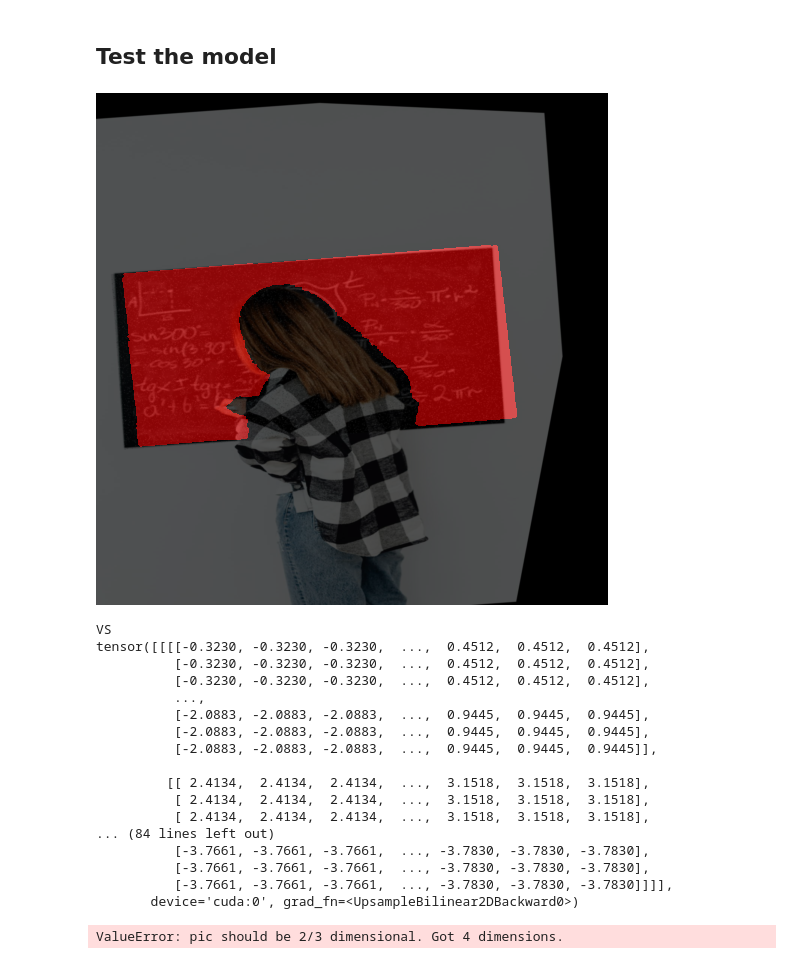
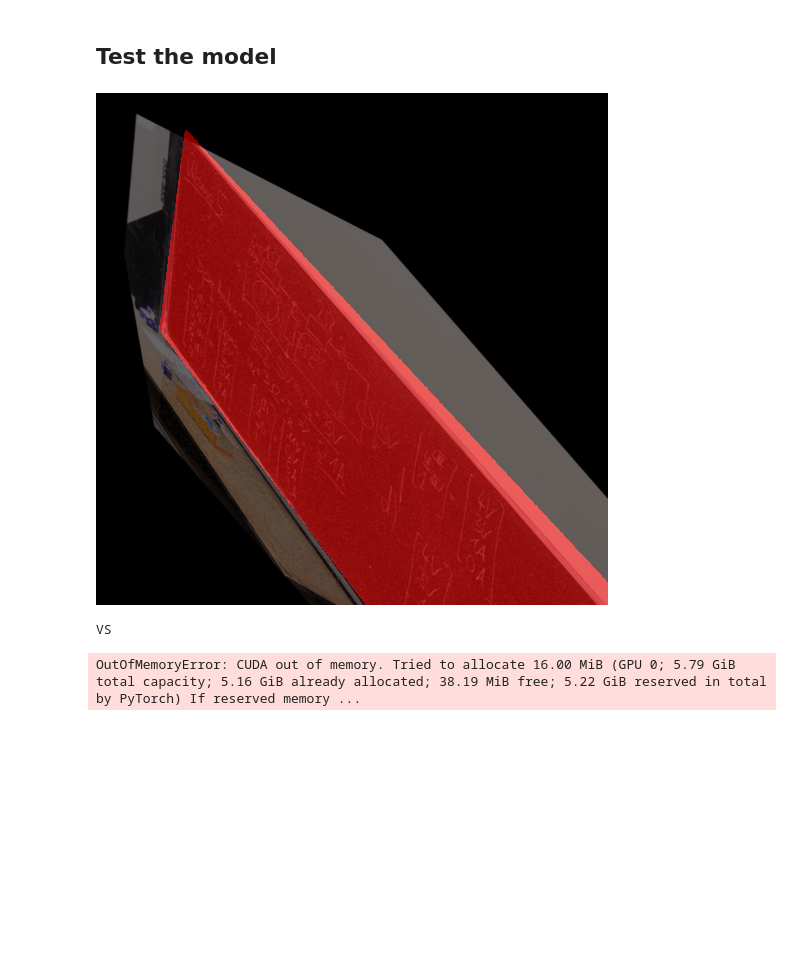
Before and after one commit to AlmTechSoftware/piper, a Jupyter notebook: training_data/research/feynman_2.ipynb, the cells around one changed output. Cells and saved outputs as stored; diff of their text form; code cells hidden in the pictures; blank space fills up the shorter version.

```diff
--- a/training_data/research/feynman_2.ipynb
+++ b/training_data/research/feynman_2.ipynb
@@ -333,40 +333,23 @@ model = torch.load("models/feynman.pth")
 # %%
 device_type = "cuda" if torch.cuda.is_available() else "cpu"
 device = torch.device(device_type)
+cpu_device = torch.device("cpu")
 # %%
 model = model.to(device)
 
-for batch in dataloader:
-    imgs, labels = batch
-    img, label = imgs[0], labels[0]
-    display(tensor_to_pil(img*100 + label*120))
-    print("VS")
-    outputs = model(imgs.to(device))
-    result = outputs["out"]
+img, label = dataset[0]
+display(tensor_to_pil(img*100 + label*120))
+print("VS")
+outputs = model(img.to(device))
+result = outputs["out"].to(cpu_device)
 
-    print(result)
-    pic = tensor_to_pil(result.squeeze(0))
-    print(type(pic), pic)
-    display(pic)
+del img
 
-    break
+print(result)
+pic = tensor_to_pil(result.squeeze(0))
+print(type(pic), pic)
+display(pic)
 # %% [output]
-[figure, old version]
+[figure, new version]
 VS
-tensor([[[[-0.3230, -0.3230, -0.3230,  ...,  0.4512,  0.4512,  0.4512],
-          [-0.3230, -0.3230, -0.3230,  ...,  0.4512,  0.4512,  0.4512],
-          [-0.3230, -0.3230, -0.3230,  ...,  0.4512,  0.4512,  0.4512],
-          ...,
-          [-2.0883, -2.0883, -2.0883,  ...,  0.9445,  0.9445,  0.9445],
-          [-2.0883, -2.0883, -2.0883,  ...,  0.9445,  0.9445,  0.9445],
-          [-2.0883, -2.0883, -2.0883,  ...,  0.9445,  0.9445,  0.9445]],
-
-         [[ 2.4134,  2.4134,  2.4134,  ...,  3.1518,  3.1518,  3.1518],
-          [ 2.4134,  2.4134,  2.4134,  ...,  3.1518,  3.1518,  3.1518],
-          [ 2.4134,  2.4134,  2.4134,  ...,  3.1518,  3.1518,  3.1518],
-... (84 lines left out)
-          [-3.7661, -3.7661, -3.7661,  ..., -3.7830, -3.7830, -3.7830],
-          [-3.7661, -3.7661, -3.7661,  ..., -3.7830, -3.7830, -3.7830],
-          [-3.7661, -3.7661, -3.7661,  ..., -3.7830, -3.7830, -3.7830]]]],
-       device='cuda:0', grad_fn=<UpsampleBilinear2DBackward0>)
-ValueError: pic should be 2/3 dimensional. Got 4 dimensions.
+OutOfMemoryError: CUDA out of memory. Tried to allocate 16.00 MiB (GPU 0; 5.79 GiB total capacity; 5.16 GiB already allocated; 38.19 MiB free; 5.22 GiB reserved in total by PyTorch) If reserved memory ...
```
Also changed, not shown: parts of 3 cells of this notebook.
